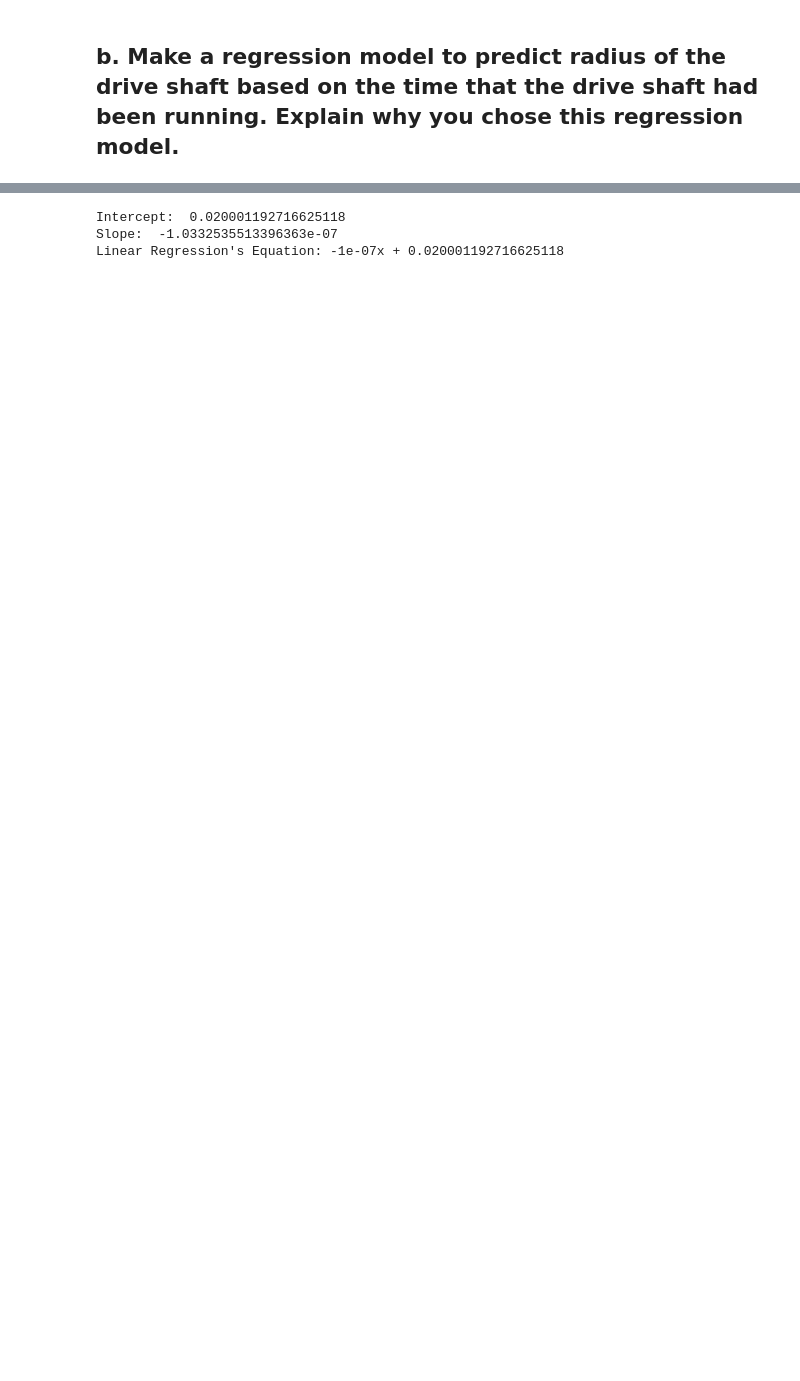
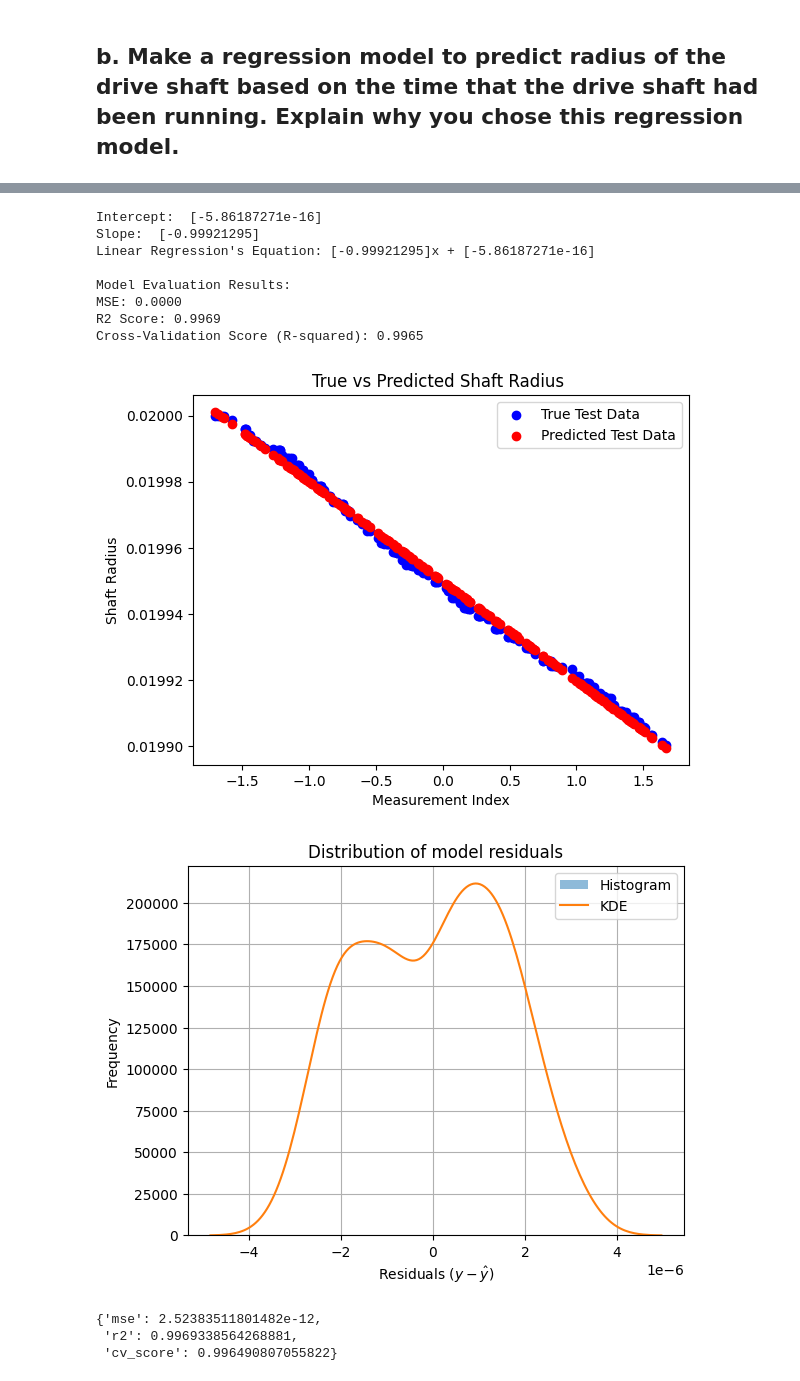
Before and after one commit to moniquechandra/DS8-FINAL, a Jupyter notebook: exercise_2.ipynb, the cells around one changed output, grey strips where cells are left out. Drawn from its saved outputs; the diff is of its cells as text; code cells hidden in the pictures; blank space fills up the shorter version.

```diff
--- a/exercise_2.ipynb
+++ b/exercise_2.ipynb
@@ -98,18 +126,34 @@ def evaluate_model(model, X, y, k=5):
 # %%
-# 1st approach: we use Linear Regression because of the linear pattern
-# and continuous (quantitative) variables seen in the data.
+# Because of the linear pattern and continuous (quantitative) variables seen in the data,
+# we used linear regression.
 linreg_model = LinearRegression()
-linreg_model.fit(X, y)
 
-# Print the intercept and slope
+# Fit the linear regression model to the scaled training data
+linreg_model.fit(X_train_scaled, y_train)
+
+# Print the intercept and slope of the linear regression equation
 print("Intercept: ", linreg_model.intercept_)
 print("Slope: ", linreg_model.coef_[0])
+
+# Print the linear regression equation in the format y = mx + b
 print(f'Linear Regression\'s Equation: {np.round(linreg_model.coef_[0], 8)}x + {linreg_model.intercept_}')
 
-# Predict on training and test data using the linreg_model
-y_train_pred = linreg_model.predict(X_train)
-y_test_pred = linreg_model.predict(X_test)
+# Evaluate the  model
+evaluate_model(linreg_model, X, y)
+
+# Note: However, the residuals are not normally distributed, which suggests that the data might include non-linear patterns.
+# This could indicate that a linear model is not sufficient to capture the underlying relationships in the data.
 # %% [output]
-Intercept:  0.020001192716625118
-Slope:  -1.0332535513396363e-07
-Linear Regression's Equation: -1e-07x + 0.020001192716625118
+Intercept:  [-5.86187271e-16]
+Slope:  [-0.99921295]
+Linear Regression's Equation: [-0.99921295]x + [-5.86187271e-16]
+
+Model Evaluation Results:
+MSE: 0.0000
+R2 Score: 0.9969
+Cross-Validation Score (R-squared): 0.9965
+[figure, added]
+[figure, added]
+{'mse': 2.52383511801482e-12,
+ 'r2': 0.9969338564268881,
+ 'cv_score': 0.996490807055822}
```
Also changed, not shown: parts of 21 cells of this notebook, 2 other files.
